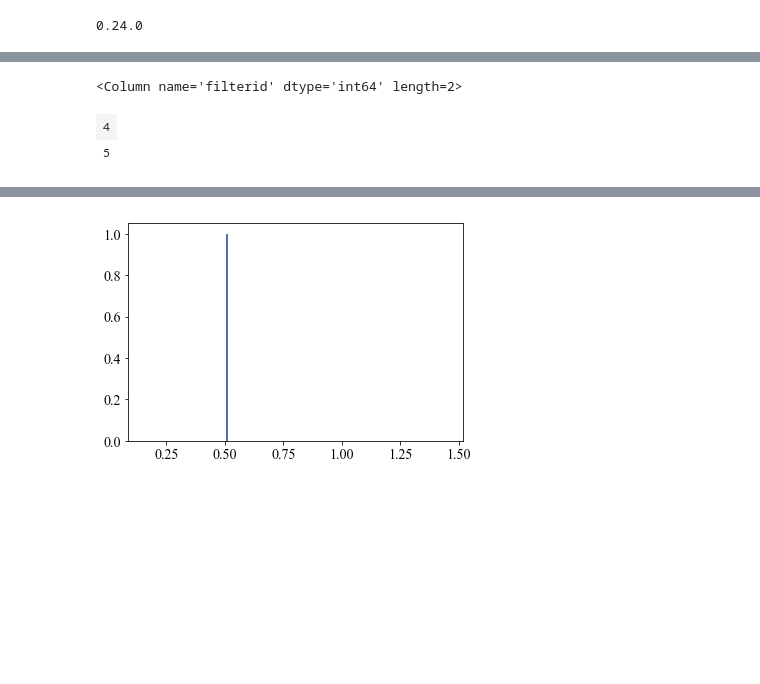
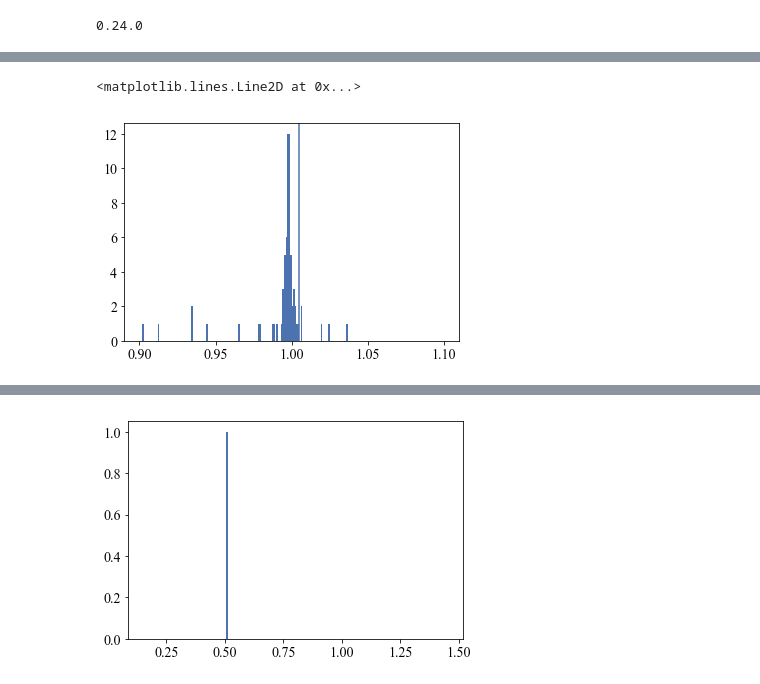
Before and after one commit to thomasmolnar/virac_classifier, a Jupyter notebook: test_notebooks/var_out.ipynb, the cells around one changed output, grey strips where cells are left out. Cells and saved outputs as stored; diff of their text form; code cells hidden in the pictures; blank space fills up the shorter version.

```diff
--- a/test_notebooks/var_out.ipynb
+++ b/test_notebooks/var_out.ipynb
@@ -814,3 +819,9 @@ Name: sourceid, dtype: int64
+# %%
+plt.hist(tt['lsq_period'],bins=200,range=[0.9,1.1]);
+plt.axvline(1+0.005)
+# %% [output]
+<matplotlib.lines.Line2D at 0x...>
+[figure, added]
 # %%
 import sys
 sys.path.append('../')
@@ -821,6 +832,0 @@ lc=ll([9270237019892])
-# %%
-np.unique(lc['filterid'])
-# %% [output]
-<Column name='filterid' dtype='int64' length=2>
-| 4 |
-| 5 |
```
Also changed, not shown: parts of 8 cells of this notebook, 2 other files.
